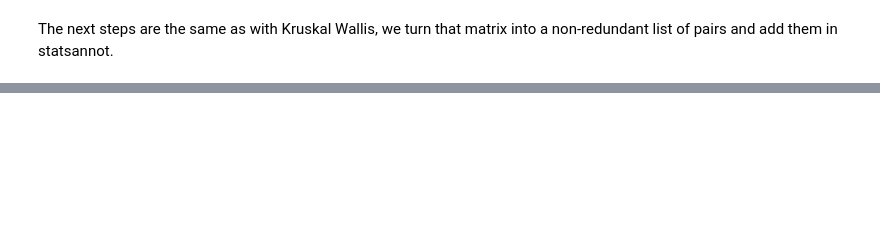
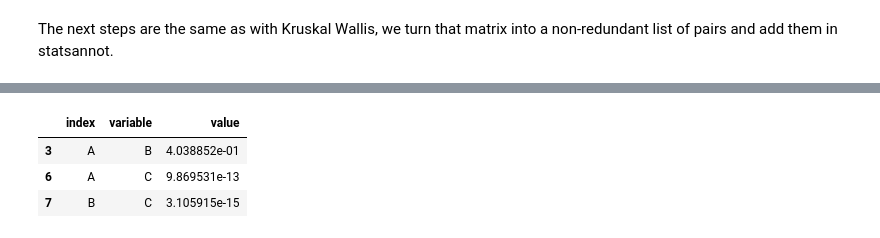
Before and after one commit to 4dcu-be/CodeNuggets, a Jupyter notebook: Post hoc tests with statannotations.ipynb, the cells around one changed output, grey strips where cells are left out. Cells and saved outputs as stored; diff of their text form; code cells hidden in the pictures; blank space fills up the shorter version.

```diff
--- a/Post hoc tests with statannotations.ipynb
+++ b/Post hoc tests with statannotations.ipynb
@@ -201,0 +233,14 @@ setosa vs. virginica: Custom statistical test, P_val:1.000e-03
+# %%
+remove = np.tril(np.ones(dunn_df.shape), k=0).astype("bool")
+dunn_df[remove] = np.nan
+
+molten_df = dunn_df.melt(ignore_index=False).reset_index().dropna()
+
+filtered_molten_df = molten_df[molten_df.value < 0.05]
+
+molten_df
+# %% [output]
+|  | index | variable | value |
+| 3 | A | B | 4.038852e-01 |
+| 6 | A | C | 9.869531e-13 |
+| 7 | B | C | 3.105915e-15 |
```
Also changed, not shown: parts of 6 cells of this notebook, 3 other files.
